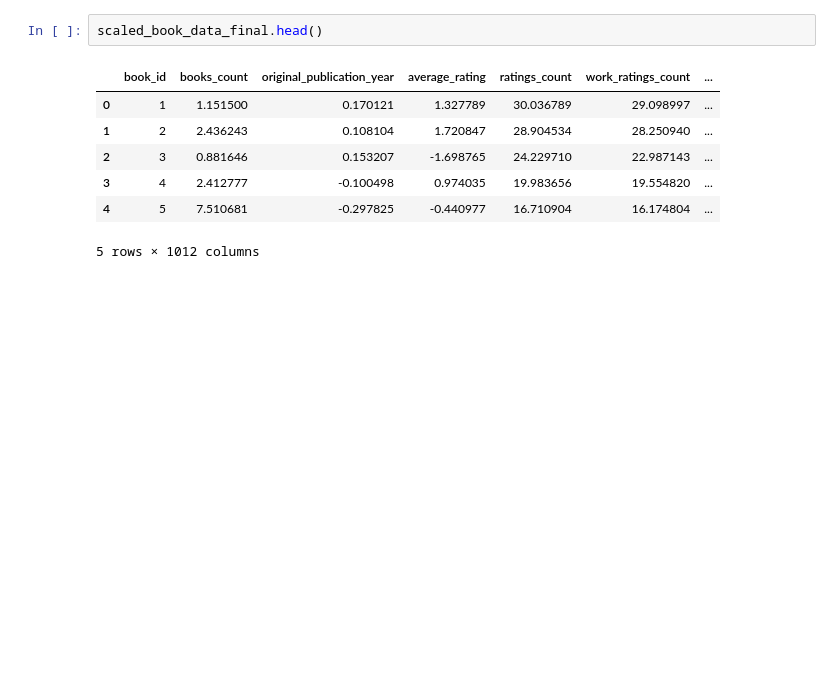
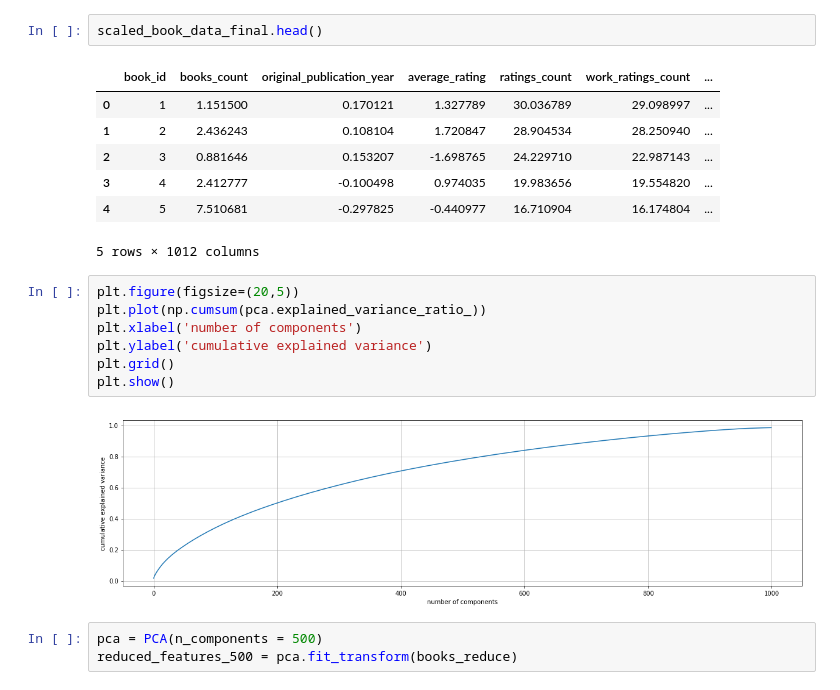
Before and after one commit to manoj0237/DeeplearningandAI-finalproject, a Jupyter notebook: Data_EDA.ipynb, the cells around one changed output. Saved outputs shown, nothing was run; the diff lists cells and outputs as text; blank space fills up the shorter version.

```diff
--- a/Data_EDA.ipynb
+++ b/Data_EDA.ipynb
@@ -412,3 +412,15 @@ scaled_book_data_final.head()
 | 3 | 4 | 2.412777 | -0.100498 | 0.974035 | 19.983656 | 19.554820 | ... |
 | 4 | 5 | 7.510681 | -0.297825 | -0.440977 | 16.710904 | 16.174804 | ... |
 5 rows × 1012 columns
+# %%
+plt.figure(figsize=(20,5))
+plt.plot(np.cumsum(pca.explained_variance_ratio_))
+plt.xlabel('number of components')
+plt.ylabel('cumulative explained variance')
+plt.grid()
+plt.show()
+# %% [output]
+[figure, added]
+# %%
+pca = PCA(n_components = 500)
+reduced_features_500 = pca.fit_transform(books_reduce)
```
Also changed, not shown: parts of 11 cells of this notebook, 8 other files.
